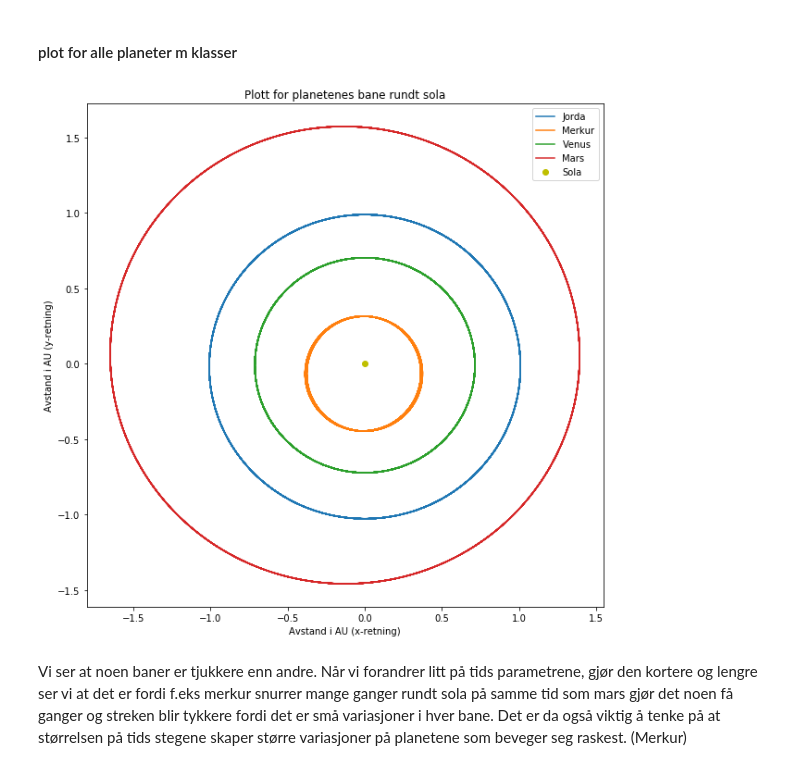
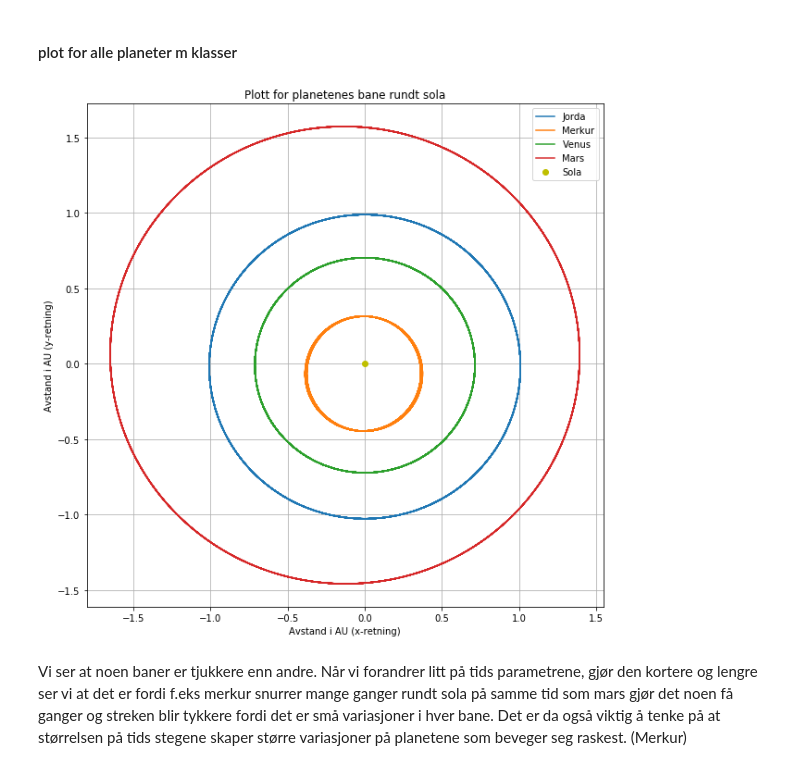
Before and after one commit to Sam-RvandV/Programmering-og-Modellering-Sam, a Jupyter notebook: prosjekt_innlevering/progmodprosjekt.ipynb, the cells around one changed output. Saved outputs shown, nothing was run; the diff lists cells and outputs as text; code cells hidden in the pictures.

```diff
--- a/prosjekt_innlevering/progmodprosjekt.ipynb
+++ b/prosjekt_innlevering/progmodprosjekt.ipynb
@@ -345,34 +345,35 @@ for i in range(N):
 
         for k in range(P):
             if k != j: # hente ut bidrag fra andre planeter
                 pos_andreplanet = array([Aplaneter[k].x[i],Aplaneter[k].y[i]])
                 fart_andreplanet = array([Aplaneter[k].vx[i],Aplaneter[k].vy[i]])
 
                 rr = norm(pos_planet - pos_andreplanet) # avstanden mellom planetene
                 a -= G*Aplaneter[k].m*(pos_planet - pos_andreplanet)/rr**3 # aksellerasjon til planet j påvirket av planet k
                 # regner ut posisjon til planet j ved med eulercromers metode.
         Aplaneter[j].vx[i+1] = Aplaneter[j].vx[i] + dt*a[0]
         Aplaneter[j].vy[i+1] = Aplaneter[j].vy[i] + dt*a[1]
         Aplaneter[j].x[i+1] = Aplaneter[j].x[i] + dt*Aplaneter[j].vx[i+1]
         Aplaneter[j].y[i+1] = Aplaneter[j].y[i] + dt*Aplaneter[j].vy[i+1]
 
 navn = ['Jorda','Merkur','Venus','Mars'] # liste med navn for riktig label
 
 figure(figsize=(10,10)) # setter en størrelse på figuren
+grid()
 
 for l in range(P):
     plot(Aplaneter[l].x,Aplaneter[l].y,label=navn[l]) # plotter posisjonen til planet p
 
 
 plot(0,0,"yo",label='Sola') # plotter sola
 legend(prop={'size': 10}) # viser labels, setter størrelse label
 title("Plott for planetenes bane rundt sola")
 xlabel("Avstand i AU (x-retning)")
 ylabel("Avstand i AU (y-retning)")
 
 show() # viser plot
 # %% [output]
-[figure, old version]
+[figure, new version]
 # %% [markdown]
 Vi ser at noen baner er tjukkere enn andre. Når vi forandrer litt på tids parametrene, gjør den kortere og lengre ser vi at det er fordi f.eks merkur snurrer mange ganger rundt sola på samme tid som mars gjør det noen få ganger og streken blir tykkere fordi det er små variasjoner i hver bane. Det er da også viktig å tenke på at størrelsen på tids stegene skaper større variasjoner på planetene som beveger seg raskest. (Merkur)
 # %% [markdown]
```
